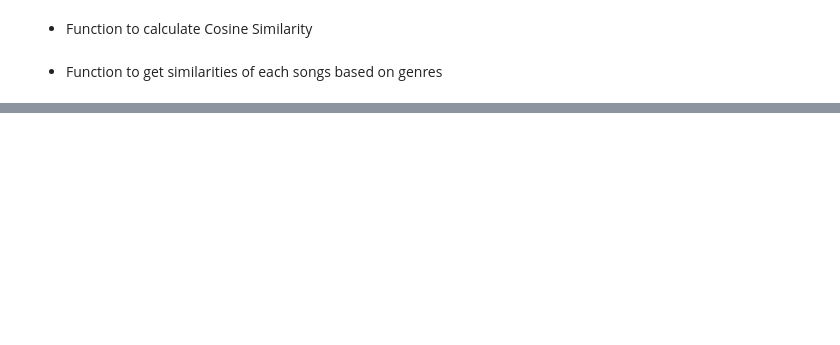
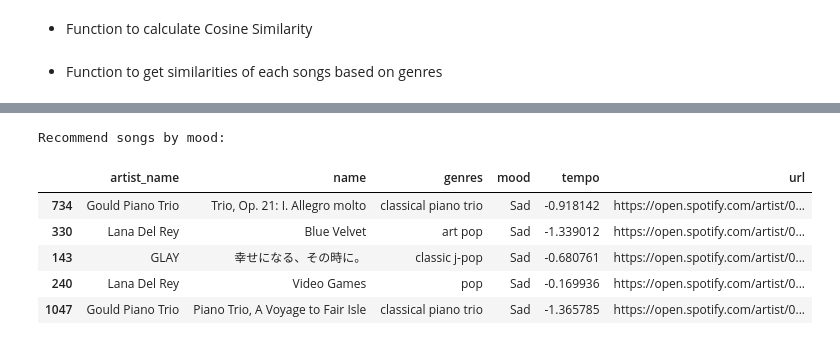
Before and after one commit to Swuzz123/Music-Recommendation, a Jupyter notebook: test.ipynb, the cells around one changed output, grey strips where cells are left out. Cells and saved outputs as stored; diff of their text form; code cells hidden in the pictures; blank space fills up the shorter version.

```diff
--- a/test.ipynb
+++ b/test.ipynb
@@ -303,0 +386,28 @@ Recommend songs:
+# %%
+# Set display option to show full column values
+pd.set_option('display.max_colwidth', None)
+
+def recommend_music_by_mood(df, mood, num_recommendations= 5):
+
+    # Filter the DataFrame by the specified mood
+    mood_tracks = df[df['mood'] == mood]
+
+    # If fewer tracks are available than requested, return all
+    if len(mood_tracks) <= num_recommendations:
+        return mood_tracks
+
+    # Randomly sample tracks for variety
+    recommended_tracks = mood_tracks[['artist_name', 'name', 'genres', 'mood', 'tempo', 'url']].sample(n=num_recommendations, random_state=42)
+
+    print("Recommend songs by mood:")
+    return recommended_tracks
+# %%
+recommend_music_by_mood(final_df_mood, 'Sad', num_recommendations= 5)
+# %% [output]
+Recommend songs by mood:
+|  | artist_name | name | genres | mood | tempo | url |
+| 734 | Gould Piano Trio | Trio, Op. 21: I. Allegro molto | classical piano trio | Sad | -0.918142 | https://open.spotify.com/artist/0... |
+| 330 | Lana Del Rey | Blue Velvet | art pop | Sad | -1.339012 | https://open.spotify.com/artist/0... |
+| 143 | GLAY | 幸せになる、その時に。 | classic j-pop | Sad | -0.680761 | https://open.spotify.com/artist/0... |
+| 240 | Lana Del Rey | Video Games | pop | Sad | -0.169936 | https://open.spotify.com/artist/0... |
+| 1047 | Gould Piano Trio | Piano Trio, A Voyage to Fair Isle | classical piano trio | Sad | -1.365785 | https://open.spotify.com/artist/0... |
```
Also changed, not shown: parts of 22 cells of this notebook.
